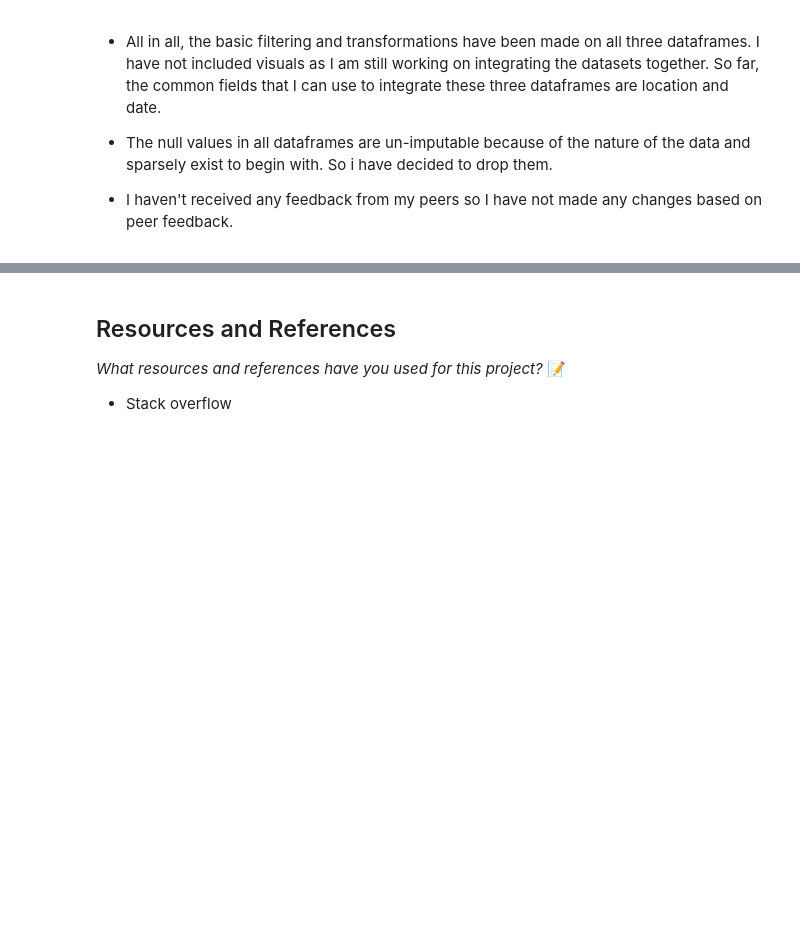
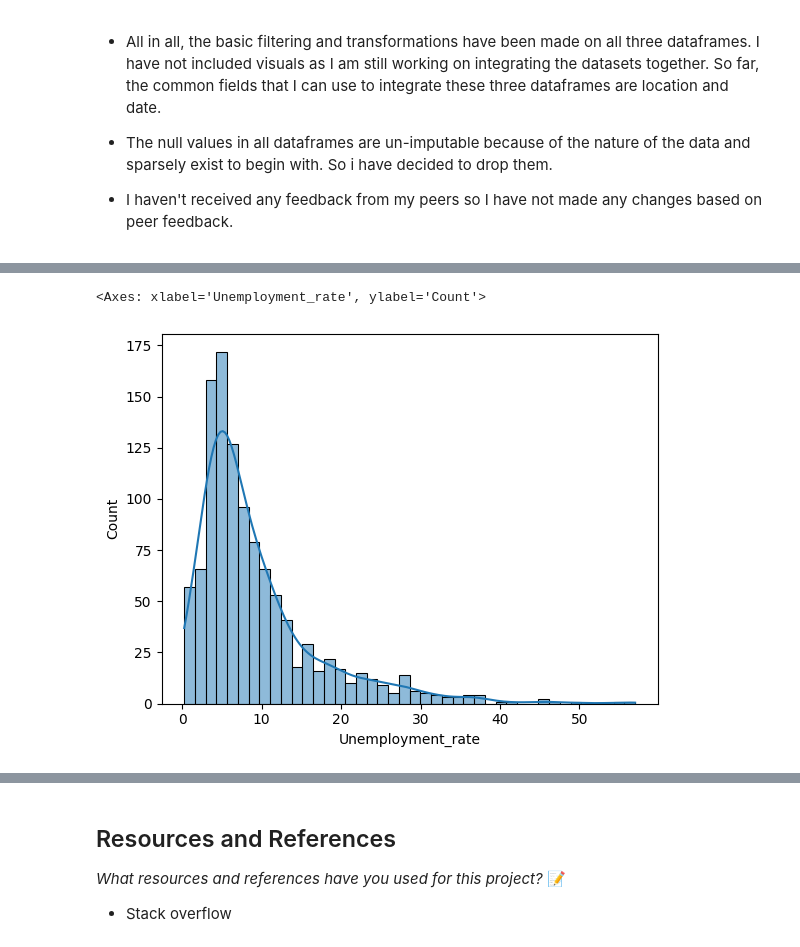
Before and after one commit to IT4063C-Fall24/final-project-Anusk167, a Jupyter notebook: source.ipynb, the cells around one changed output, grey strips where cells are left out. Cells and saved outputs as stored; diff of their text form; code cells hidden in the pictures; blank space fills up the shorter version.

```diff
--- a/source.ipynb
+++ b/source.ipynb
@@ -274,0 +350,5 @@ plt.show()
+# %%
+sns.histplot(unemployment_final['Unemployment_rate'], kde=True)
+# %% [output]
+<Axes: xlabel='Unemployment_rate', ylabel='Count'>
+[figure, added]
```
Also changed, not shown: parts of 21 cells of this notebook, 3 other files.
